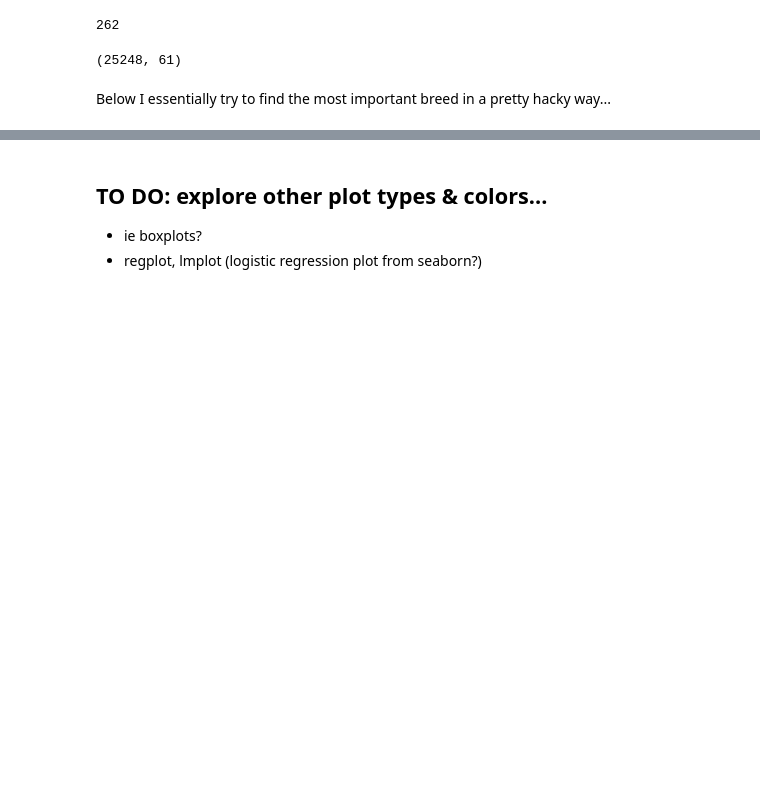
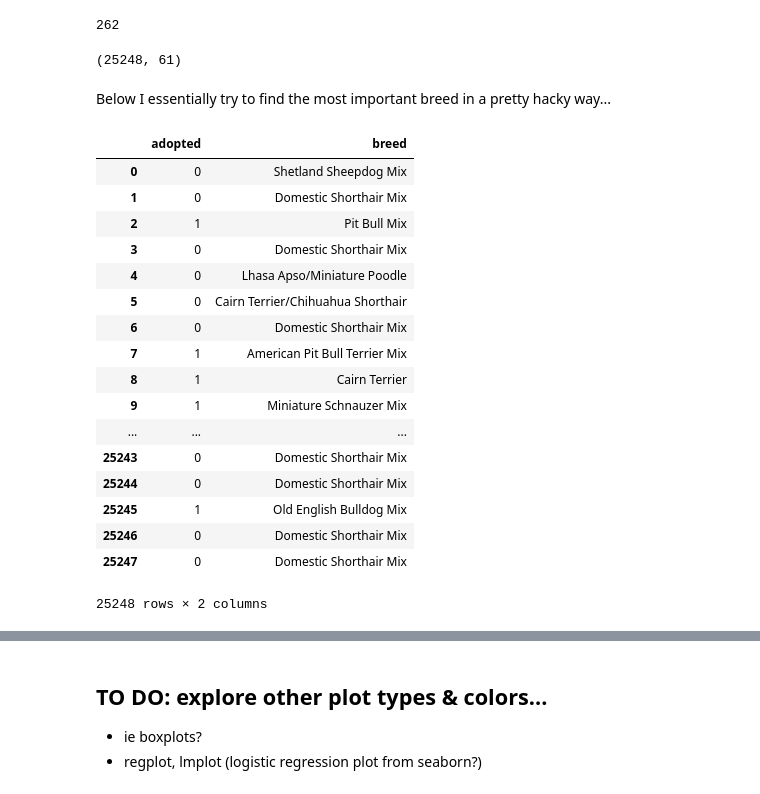
Before and after one commit to vnessified/adopt_me-, a Jupyter notebook: shelter_animal_outcomes.ipynb, the cells around one changed output, grey strips where cells are left out. Cells and saved outputs as stored; diff of their text form; code cells hidden in the pictures; blank space fills up the shorter version.

```diff
--- a/shelter_animal_outcomes.ipynb
+++ b/shelter_animal_outcomes.ipynb
@@ -834,5 +834,25 @@ animals.shape
 # %% [markdown]
 Below I essentially try to find the most important breed in a pretty hacky way...
 # %%
-breed_imp = animals[['adopted']]
+breed_imp = animals[['adopted', 'breed']]
+breed_imp
+# %% [output]
+|  | adopted | breed |
+| 0 | 0 | Shetland Sheepdog Mix |
+| 1 | 0 | Domestic Shorthair Mix |
+| 2 | 1 | Pit Bull Mix |
+| 3 | 0 | Domestic Shorthair Mix |
+| 4 | 0 | Lhasa Apso/Miniature Poodle |
+| 5 | 0 | Cairn Terrier/Chihuahua Shorthair |
+| 6 | 0 | Domestic Shorthair Mix |
+| 7 | 1 | American Pit Bull Terrier Mix |
+| 8 | 1 | Cairn Terrier |
+| 9 | 1 | Miniature Schnauzer Mix |
+| ... | ... | ... |
+| 25243 | 0 | Domestic Shorthair Mix |
+| 25244 | 0 | Domestic Shorthair Mix |
+| 25245 | 1 | Old English Bulldog Mix |
+| 25246 | 0 | Domestic Shorthair Mix |
+| 25247 | 0 | Domestic Shorthair Mix |
+25248 rows × 2 columns
 # %%
```
Also changed, not shown: parts of 9 cells of this notebook.
